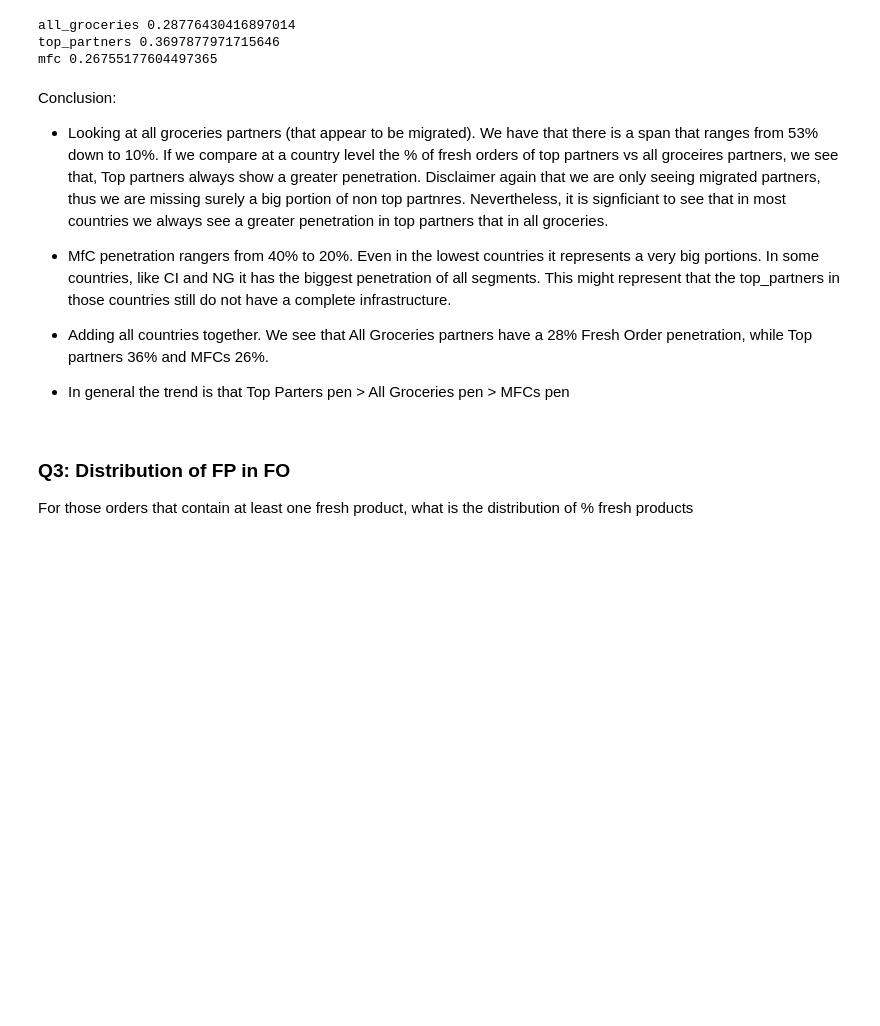
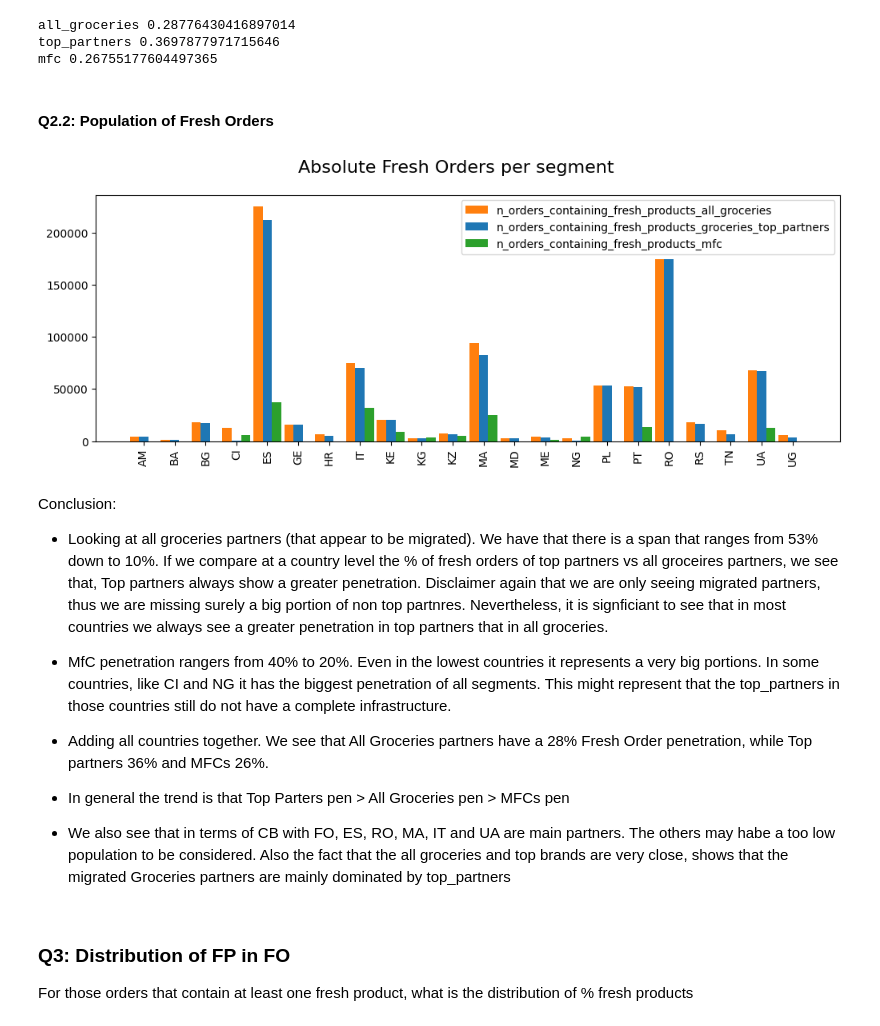
Before and after one commit to JordiCremades4444/central-node, a Jupyter notebook: notebooks/982_2024_10_05_fresh_products/fresh_products.ipynb, the cells around one changed output. Drawn from its saved outputs; the diff is of its cells as text; code cells hidden in the pictures; blank space fills up the shorter version.

```diff
--- a/notebooks/982_2024_10_05_fresh_products/fresh_products.ipynb
+++ b/notebooks/982_2024_10_05_fresh_products/fresh_products.ipynb
@@ -189,6 +189,41 @@ print('mfc',df_perc_orders_with_fresh_products['n_orders_containing_fresh_produc
 all_groceries 0.28776430416897014
 top_partners 0.3697877971715646
 mfc 0.26755177604497365
+# %% [markdown]
+#### Q2.2: Population of Fresh Orders
+# %%
+v = dataframe_visualizer.DataFrameVisualizer(df_perc_orders_with_fresh_products)
+
+plot_params = [
+    {
+        'plot_type': 'barplot',
+        'x_column': 'country_code',
+        'y_columns': ['n_orders_containing_fresh_products_all_groceries','n_orders_containing_fresh_products_groceries_top_partners','n_orders_containing_fresh_products_mfc'],
+        'legend': True,
+        'colors': ['orange','blue','green']
+    },
+]
+
+# Define figure parameters
+figure_params = {
+    'n_plots': 1,
+    'fig_length': 12,
+    'fig_height': 4,
+    'x_rotation': 90,
+    'x_limits': None,
+    'y_limits': None,
+    'share_x': True,
+    'share_y': True,
+    'title': 'Absolute Fresh Orders per segment'
+}
+
+# Create the static plot
+v.plot(
+    figure_params=figure_params,
+    plot_params=plot_params
+)
+# %% [output]
+[figure, added]
 # %% [markdown]
 Conclusion:
 
@@ -199,6 +234,8 @@ Conclusion:
 - Adding all countries together. We see that All Groceries partners have a 28% Fresh Order penetration, while Top partners 36% and MFCs 26%.
 
 - In general the trend is that Top Parters pen > All Groceries pen > MFCs pen
+
+- We also see that in terms of CB with FO, ES, RO, MA, IT and UA are main partners. The others may habe a too low population to be considered. Also the fact that the all groceries and top brands are very close, shows that the migrated Groceries partners are mainly dominated by top_partners
 # %% [markdown]
 ### Q3: Distribution of FP in FO
 
```
Also changed, not shown: parts of 6 cells of this notebook.
